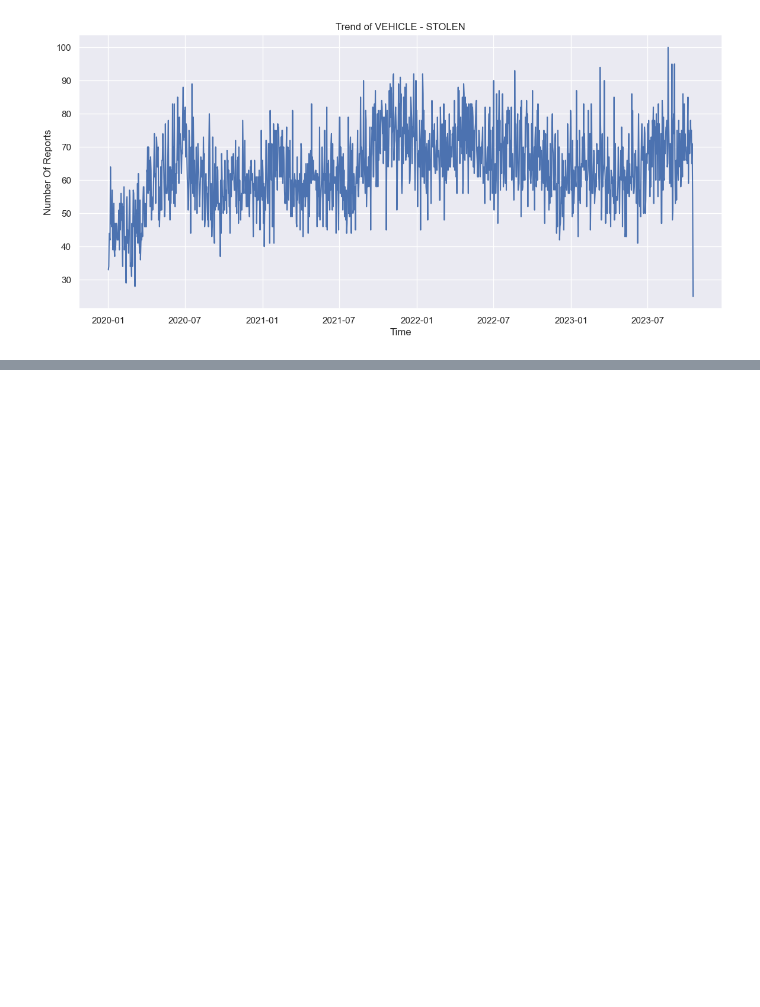
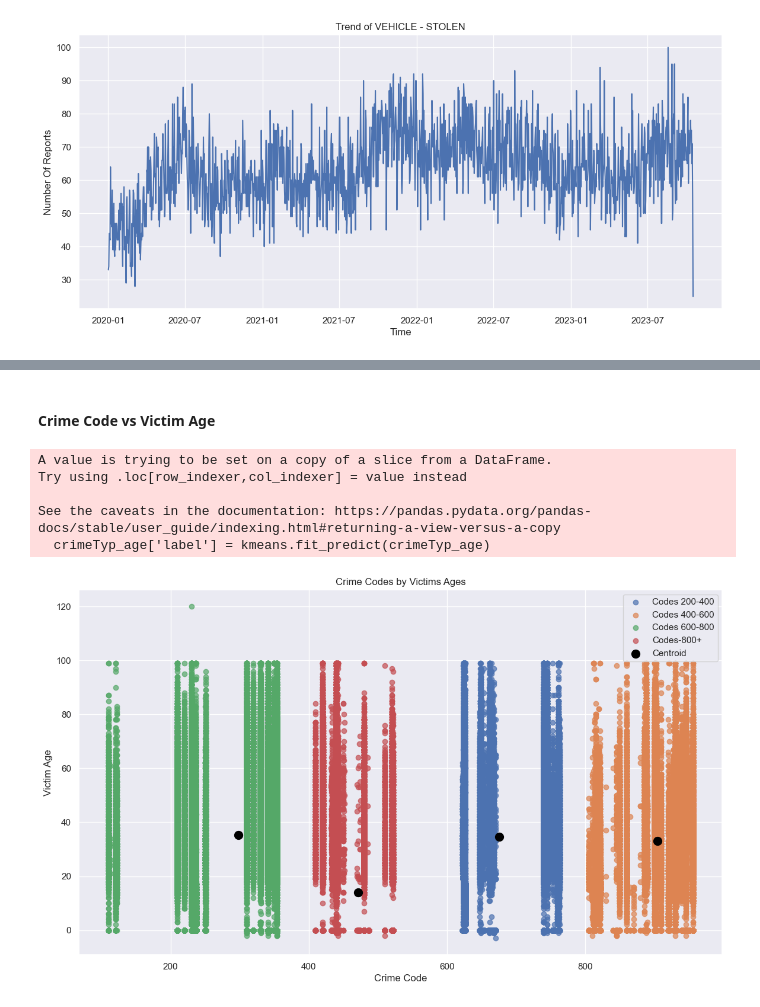
Before and after one commit to RishabhHM/Analyzing-Crime-In-LA, a Jupyter notebook: Crime_In_LA.ipynb, the cells around one changed output, grey strips where cells are left out. Drawn from its saved outputs; the diff is of its cells as text; code cells hidden in the pictures; blank space fills up the shorter version.

```diff
--- a/Crime_In_LA.ipynb
+++ b/Crime_In_LA.ipynb
@@ -571,0 +729,30 @@ Text(0, 0.5, 'Number Of Reports')
+# %% [markdown]
+#### Crime Code vs Victim Age
+# %%
+crimeTyp_age = df[['Crm Cd', 'Vict Age']]
+
+# Making clusters using KMEANS algorithm
+kmeans = KMeans(n_clusters=4, random_state=0)
+crimeTyp_age['label'] = kmeans.fit_predict(crimeTyp_age)
+plt.figure(figsize=(14, 8))
+
+custom = ['Codes 200-400', 'Codes 400-600', 'Codes 600-800', 'Codes-800+']
+
+for cluster, customl in zip(crimeTyp_age['label'].unique(), custom):
+    cluster_data = crimeTyp_age[crimeTyp_age['label'] == cluster]
+    plt.scatter(cluster_data['Crm Cd'], cluster_data['Vict Age'], label=customl, alpha=0.7)
+
+plt.scatter(kmeans.cluster_centers_[:, 0], kmeans.cluster_centers_[:, 1], c='black', marker='o', s=100, label='Centroid')
+plt.xlabel('Crime Code')
+plt.ylabel('Victim Age')
+plt.title('Crime Codes by Victims Ages')
+plt.legend()
+
+plt.show()
+# %% [output]
+A value is trying to be set on a copy of a slice from a DataFrame.
+Try using .loc[row_indexer,col_indexer] = value instead
+
+See the caveats in the documentation: https://pandas.pydata.org/pandas-docs/stable/user_guide/indexing.html#returning-a-view-versus-a-copy
+  crimeTyp_age['label'] = kmeans.fit_predict(crimeTyp_age)
+[figure, added]
```
Also changed, not shown: parts of 23 cells of this notebook, 1 other file.
